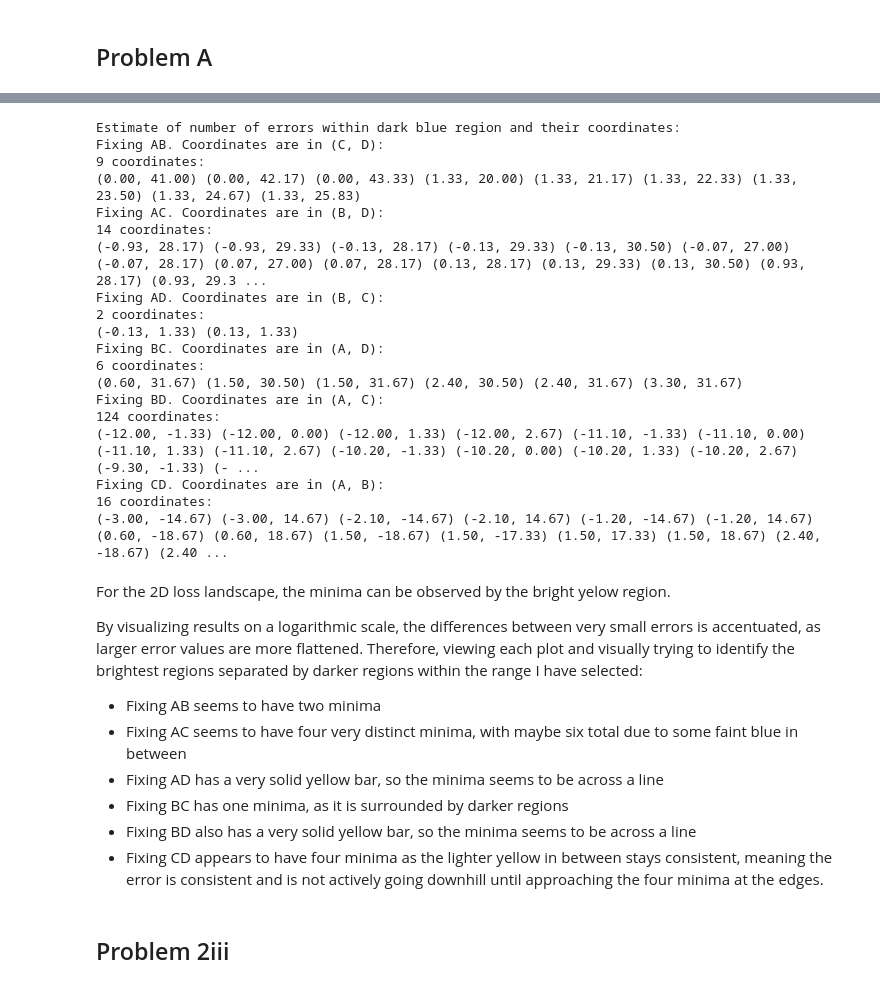
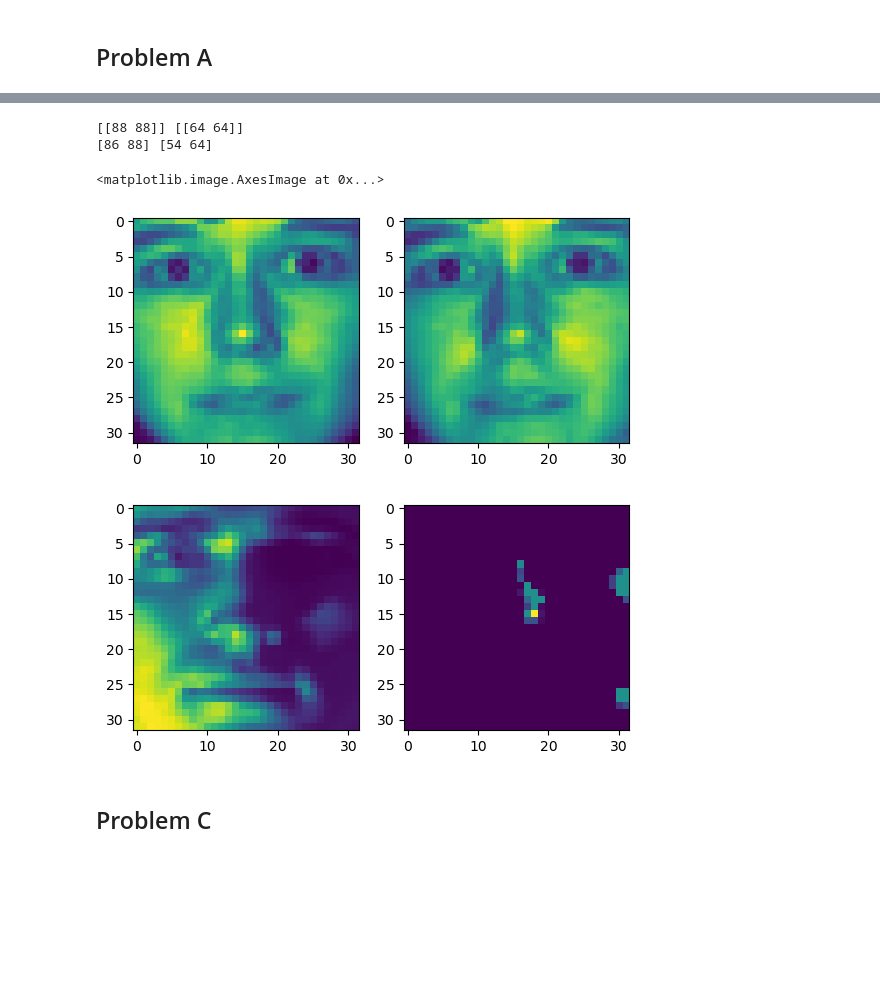
Before and after one commit to tingjones/ee399_hw2, a Jupyter notebook: HW2_TJ.ipynb, the cells around one changed output, grey strips where cells are left out. Saved outputs shown, nothing was run; the diff lists cells and outputs as text; code cells hidden in the pictures; blank space fills up the shorter version.

```diff
--- a/HW2_TJ.ipynb
+++ b/HW2_TJ.ipynb
@@ -105,46 +40,36 @@ plt.show()
-# %%
-print("Estimate of number of errors within dark blue region and their coordinates:")
-print("Fixing AB. Coordinates are in (C, D):")
-getLim(save_ab, 7, c_r, d_r)
-print("\nFixing AC. Coordinates are in (B, D):")
-getLim(save_ac, 2.5, b_r, d_r)
-print("\nFixing AD. Coordinates are in (B, C):")
-getLim(save_ad, 10.5, b_r, c_r)
-print("\nFixing BC. Coordinates are in (A, D):")
-getLim(save_bc, 2, a_r, d_r)
-print("\nFixing BD. Coordinates are in (A, C):")
-getLim(save_bd, 50, a_r, c_r)
-print("\nFixing CD. Coordinates are in (A, B):")
-getLim(save_cd, 2, a_r, c_r)
-# %% [output]
-Estimate of number of errors within dark blue region and their coordinates:
-Fixing AB. Coordinates are in (C, D):
-9 coordinates:
-(0.00, 41.00) (0.00, 42.17) (0.00, 43.33) (1.33, 20.00) (1.33, 21.17) (1.33, 22.33) (1.33, 23.50) (1.33, 24.67) (1.33, 25.83)
-Fixing AC. Coordinates are in (B, D):
-14 coordinates:
-(-0.93, 28.17) (-0.93, 29.33) (-0.13, 28.17) (-0.13, 29.33) (-0.13, 30.50) (-0.07, 27.00) (-0.07, 28.17) (0.07, 27.00) (0.07, 28.17) (0.13, 28.17) (0.13, 29.33) (0.13, 30.50) (0.93, 28.17) (0.93, 29.3 ...
-Fixing AD. Coordinates are in (B, C):
-2 coordinates:
-(-0.13, 1.33) (0.13, 1.33)
-Fixing BC. Coordinates are in (A, D):
-6 coordinates:
-(0.60, 31.67) (1.50, 30.50) (1.50, 31.67) (2.40, 30.50) (2.40, 31.67) (3.30, 31.67)
-Fixing BD. Coordinates are in (A, C):
-124 coordinates:
-(-12.00, -1.33) (-12.00, 0.00) (-12.00, 1.33) (-12.00, 2.67) (-11.10, -1.33) (-11.10, 0.00) (-11.10, 1.33) (-11.10, 2.67) (-10.20, -1.33) (-10.20, 0.00) (-10.20, 1.33) (-10.20, 2.67) (-9.30, -1.33) (- ...
-Fixing CD. Coordinates are in (A, B):
-16 coordinates:
-(-3.00, -14.67) (-3.00, 14.67) (-2.10, -14.67) (-2.10, 14.67) (-1.20, -14.67) (-1.20, 14.67) (0.60, -18.67) (0.60, 18.67) (1.50, -18.67) (1.50, -17.33) (1.50, 17.33) (1.50, 18.67) (2.40, -18.67) (2.40 ...
-# %% [markdown]
-For the 2D loss landscape, the minima can be observed by the bright yelow region.
-
-By visualizing results on a logarithmic scale, the differences between very small errors is accentuated, as larger error values are more flattened. Therefore, viewing each plot and visually trying to identify the brightest regions separated by darker regions within the range I have selected:
-* Fixing AB seems to have two minima
-* Fixing AC seems to have four very distinct minima, with maybe six total due to some faint blue in between
-* Fixing AD has a very solid yellow bar, so the minima seems to be across a line
-* Fixing BC has one minima, as it is surrounded by darker regions
-* Fixing BD also has a very solid yellow bar, so the minima seems to be across a line
-* Fixing CD appears to have four minima as the lighter yellow in between stays consistent, meaning the error is consistent and is not actively going downhill until approaching the four minima at the edges.
+# %%
+# get the most correlated images
+most = np.argwhere(C == np.max(C))
+
+# get the least correlated images
+least = np.argwhere(C == np.min(C))
+
+print(most, least) # first image and second image
+
+# notice that images are the same, repeat process
+# but with the next greatest/least correlation when indices are different
+most = np.argwhere(C == np.sort(C.flatten())[-3])[0]
+least = np.argwhere(C == np.sort(C.flatten())[1])[0]
+print(most, least)
+# %% [output]
+[[88 88]] [[64 64]]
+[86 88] [54 64]
+# %%
+fig = plt.figure()
+ax1 = plt.subplot(121)
+ax1.imshow(X[:,86].reshape((32, 32), order='F').T)
+ax2 = plt.subplot(122)
+ax2.imshow(X[:,88].reshape((32, 32), order='F').T)
+
+
+fig = plt.figure()
+ax1 = plt.subplot(121)
+ax1.imshow(X[:,54].reshape((32, 32), order='F').T)
+ax2 = plt.subplot(122)
+ax2.imshow(X[:,64].reshape((32, 32), order='F').T)
+# %% [output]
+<matplotlib.image.AxesImage at 0x...>
+[figure, added]
+[figure, added]
 # %% [markdown]
-## Problem 2iii
+## Problem C
```
Also changed, not shown: parts of 25 cells of this notebook.
